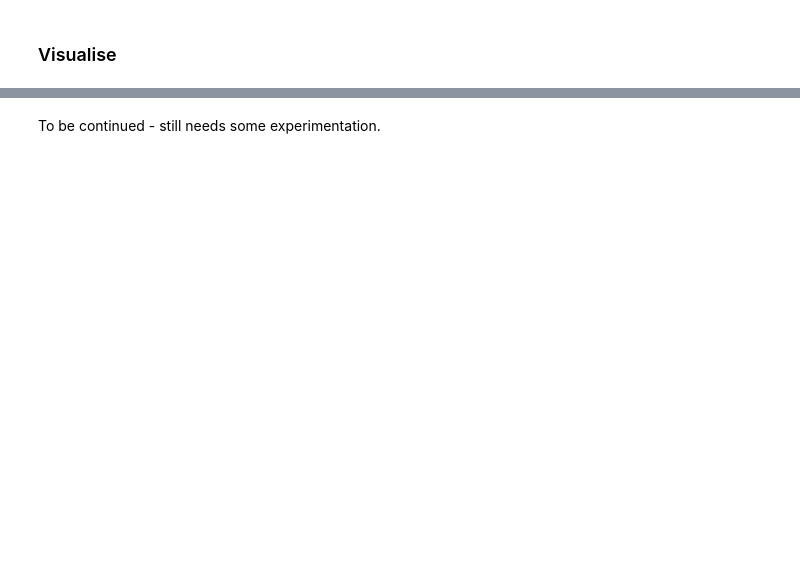
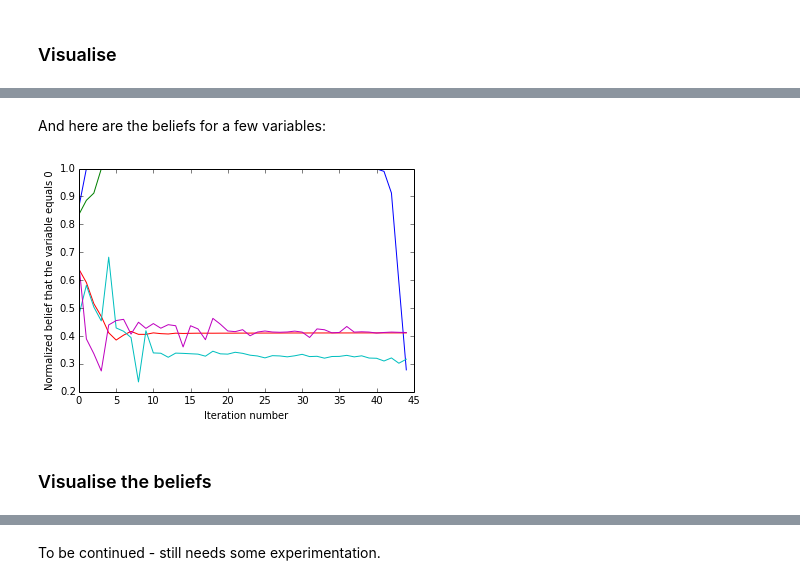
Before and after one commit to dirko/pyugm, a Jupyter notebook: examples/Loopy belief propagation example.ipynb, the cells around one changed output, grey strips where cells are left out. Drawn from its saved outputs; the diff is of its cells as text; code cells hidden in the pictures; blank space fills up the shorter version.

```diff
--- a/examples/Loopy belief propagation example.ipynb
+++ b/examples/Loopy belief propagation example.ipynb
@@ -273,0 +322,11 @@ _ = plt.title('Image')
+# %% [markdown]
+And here are the beliefs for a few variables:
+# %%
+for key, value in var_values.items():
+    plt.plot(value)
+_ = plt.ylabel('Normalized belief that the variable equals 0')
+_ = plt.xlabel('Iteration number')
+# %% [output]
+[figure, added]
+# %% [markdown]
+### Visualise the beliefs
```
Also changed, not shown: parts of 34 cells of this notebook, 4 other files.
